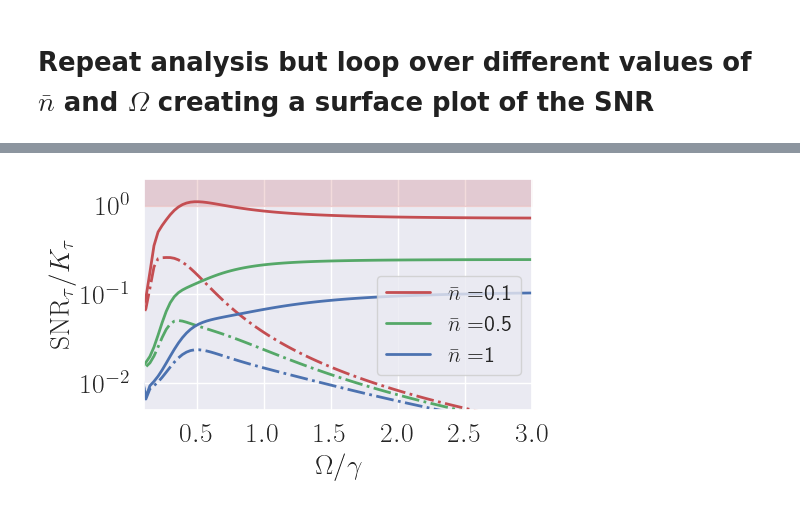
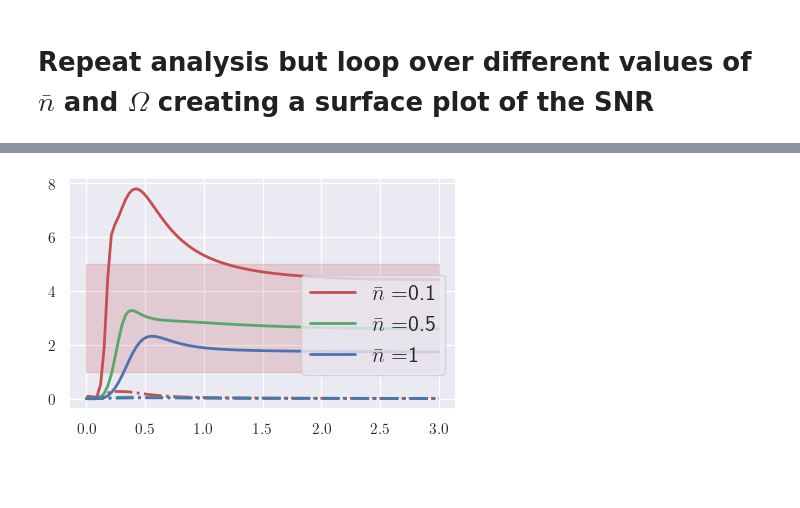
Before and after one commit to mikeal888/First_Passage_Times, a Jupyter notebook: Garrahan_example.ipynb, the cells around one changed output, grey strips where cells are left out. Drawn from its saved outputs; the diff is of its cells as text; code cells hidden in the pictures; blank space fills up the shorter version.

Commit message:
final push with figure on Arxiv

```diff
--- a/Garrahan_example.ipynb
+++ b/Garrahan_example.ipynb
@@ -144,7 +144,7 @@ def quantum_dynamical_activity(n, gamma, Omega):
 gamma = 1
 nbar = 0.2
 Omega = 1
-dt = 0.0005
+dt = 0.0003
 dts = 0.01
 tf = 30
 t = np.arange(0, tf, dt)
@@ -171,8 +171,8 @@ Q = quantum_dynamical_activity(nbar, gamma, Omega)
 # number of chargers to truncate at
 Nm = 50
 dN = 1
-N_cutoff = 5
-N = np.arange(-10, Nm, dN)
+N_cutoff = 10
+N = np.arange(-20, N_cutoff-1, dN)
 # Compute initial state
 rho0 = operator_to_vector(steadystate(H, c_ops))
 nu_k = [0, -1, 1]
@@ -379,33 +432,27 @@ else:
 # %%
-# compute both inequalitys
-ineq1 = SNR_vals / (Et_vals*K_vals)
-ineq2 = SNR_vals / (Et_vals*(K_vals+Q_vals))
-
 # plot as a function of Omega
 fig = plt.figure(figsize=(5, 3))
 
 
 
 colors = ['r', 'g', 'b']
 
 for i, nbar in enumerate(nbars):
-    plt.plot(Omegas, ineq1[i], '-', color=colors[i], label=r'$\bar{n} = $'+str(nbar), linewidth=2)
-    plt.plot(Omegas, ineq2[i], '-.', color=colors[i], linewidth=2)
+    plt.plot(Omegas, SNR_vals[i], '-', color=colors[i], label=r'$\bar{n} = $'+str(nbar), linewidth=2)
+    plt.plot(Omegas, , '-.', color=colors[i], linewidth=2)
 
 plt.fill_betweenx([1, 5], 0, Omegas[-1], color='r', alpha=0.2)
-plt.xlim(0.11, Omegas[-1])
-plt.ylim(0.005, 2)
+# plt.xlim(0.11, Omegas[-1])
+# plt.ylim(0.005, 2)
 
-plt.yticks(np.arange(0.5, 2.5, 0.5), fontsize=20)
-plt.xticks([0.5, 1, 1.5, 2, 2.5, 3], fontsize=20)
-plt.xlabel(r'$\Omega/\gamma$', fontsize=20)
-plt.ylabel(r'${\rm SNR}_{\tau}/K_{\tau}  $', rotation=90, fontsize=20)
+# plt.yticks(np.arange(0.5, 2.5, 0.5), fontsize=20)
+# plt.xticks([0.5, 1, 1.5, 2, 2.5, 3], fontsize=20)
+# plt.xlabel(r'$\Omega/\gamma$', fontsize=20)
+# plt.ylabel(r'${\rm SNR}_{\tau}/K_{\tau}  $', rotation=90, fontsize=20)
 
 plt.legend(fontsize=16, loc=(0.6,0.15))
-plt.yscale('log')
+# plt.yscale('log')
 
 plt.show()
-
-fig.savefig('Figures/inequality2.png', bbox_inches='tight', dpi=200)
 # %% [output]
-[figure, old version]
+[figure, new version]
```
Also changed, not shown: parts of 6 cells of this notebook, 1 other file.
